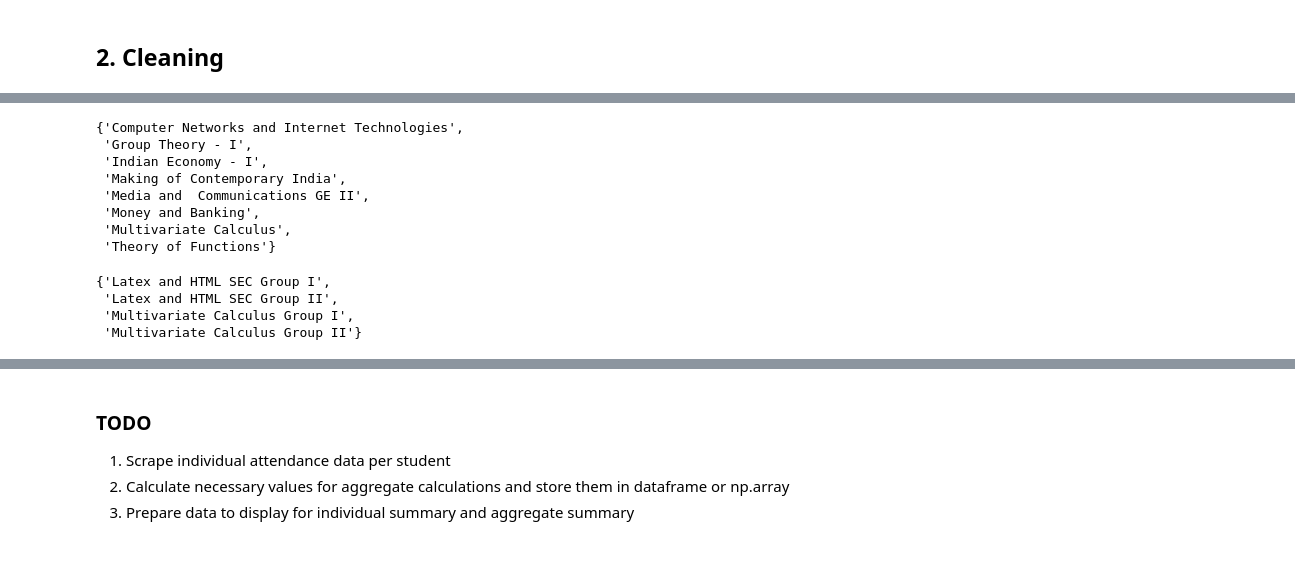
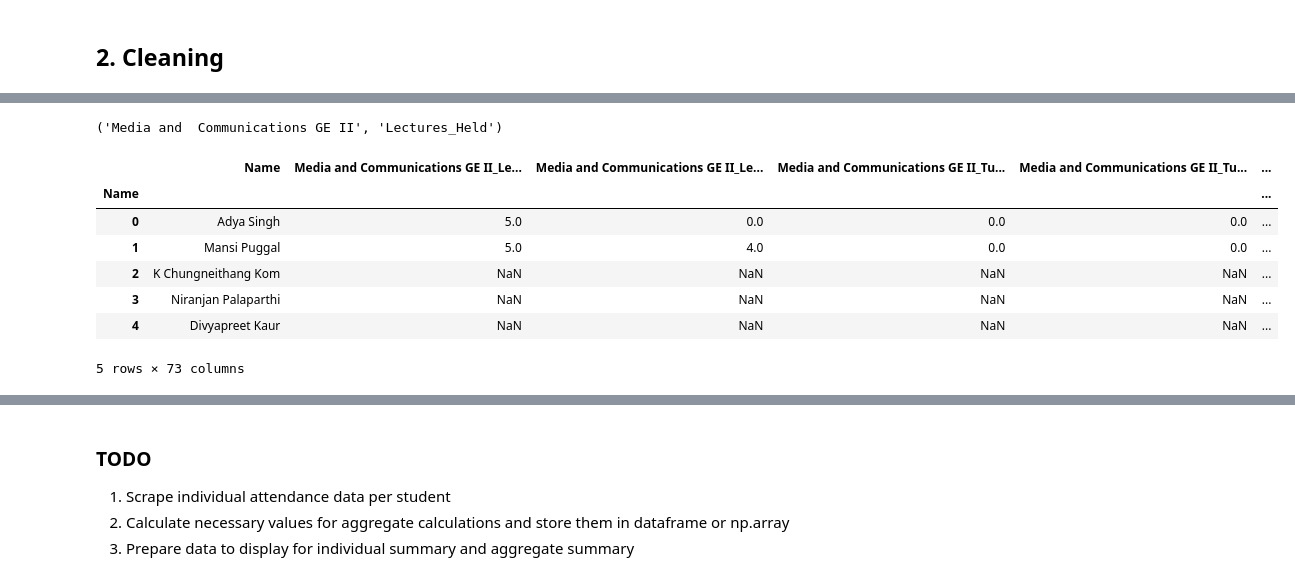
Before and after one commit to abhishekchak52/attend-dash, a Jupyter notebook: attend-dash.ipynb, the cells around one changed output, grey strips where cells are left out. Cells and saved outputs as stored; diff of their text form; code cells hidden in the pictures.

```diff
--- a/attend-dash.ipynb
+++ b/attend-dash.ipynb
@@ -132,21 +64,32 @@ list(headers)
-# %%
-# Paper names must not contain group as the second last word
-papers = { header_name for header_name in headers if header_name.split()[-2] != 'Group' }
-tuts = headers - papers
-papers
-# %% [output]
-{'Computer Networks and Internet Technologies',
- 'Group Theory - I',
- 'Indian Economy - I',
- 'Making of Contemporary India',
- 'Media and  Communications GE II',
- 'Money and Banking',
- 'Multivariate Calculus',
- 'Theory of Functions'}
-# %%
-tuts
-# %% [output]
-{'Latex and HTML SEC Group I',
- 'Latex and HTML SEC Group II',
- 'Multivariate Calculus Group I',
- 'Multivariate Calculus Group II'}
+# %%
+paper_cols = headers
+types = ['Lectures_Held', 'Lectures_Attended',
+         'Tutorials_Held','Tutorials_Attended',
+         'Practicals_Held', 'Practicals_Attended',]
+iterables = [paper_cols, types]
+full_index = pd.MultiIndex.from_product(iterables)
+full_index = full_index.values.tolist()
+# %%
+full_index[0]
+# %% [output]
+('Media and  Communications GE II', 'Lectures_Held')
+# %%
+def join_attendance(heading_tuple):
+    return '_'.join(heading_tuple)
+# %%
+modified_col_names = list(map(join_attendance, full_index))
+modified_col_names.insert(0,'Name')
+col_names = pd_table.columns.values.tolist()
+col_rename = dict(zip(col_names,modified_col_names))
+pd_table.rename(mapper=col_rename, axis=1,inplace=True)
+pd_table.rename_axis('Name',axis=0, inplace=True)
+pd_table.head()
+# %% [output]
+|  | Name | Media and Communications GE II_Le... | Media and Communications GE II_Le... | Media and Communications GE II_Tu... | Media and Communications GE II_Tu... | ... |
+| Name |  |  |  |  |  | ... |
+| 0 | Adya Singh | 5.0 | 0.0 | 0.0 | 0.0 | ... |
+| 1 | Mansi Puggal | 5.0 | 4.0 | 0.0 | 0.0 | ... |
+| 2 | K Chungneithang Kom | NaN | NaN | NaN | NaN | ... |
+| 3 | Niranjan Palaparthi | NaN | NaN | NaN | NaN | ... |
+| 4 | Divyapreet Kaur | NaN | NaN | NaN | NaN | ... |
+5 rows × 73 columns
```
Also changed, not shown: parts of 19 cells of this notebook, 2 other files.
